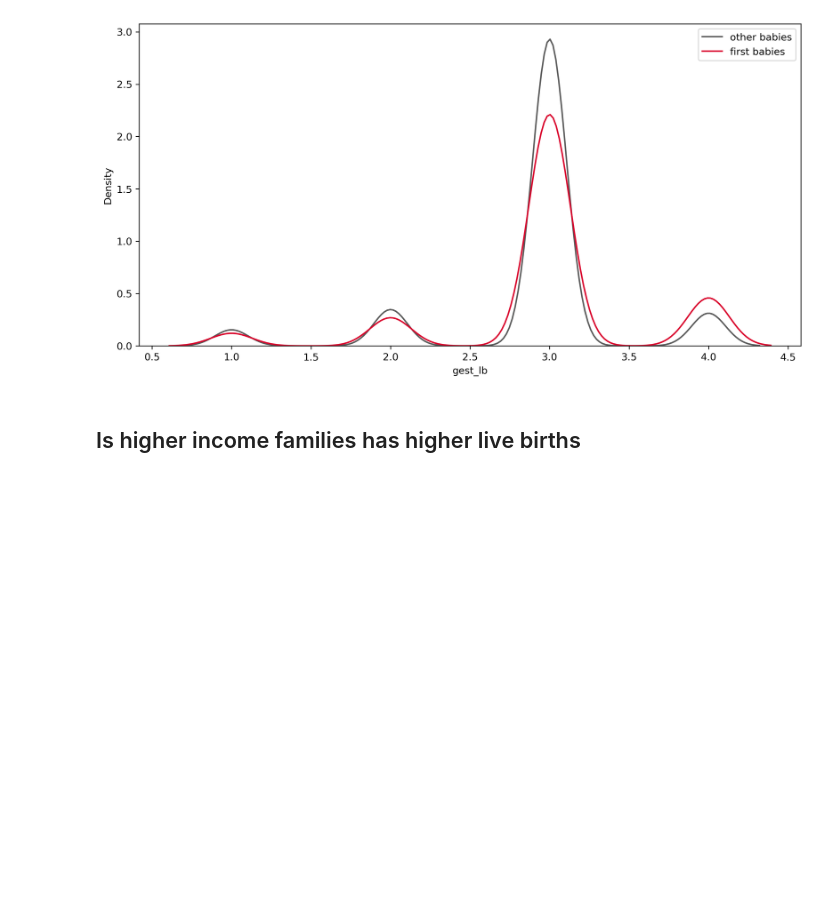
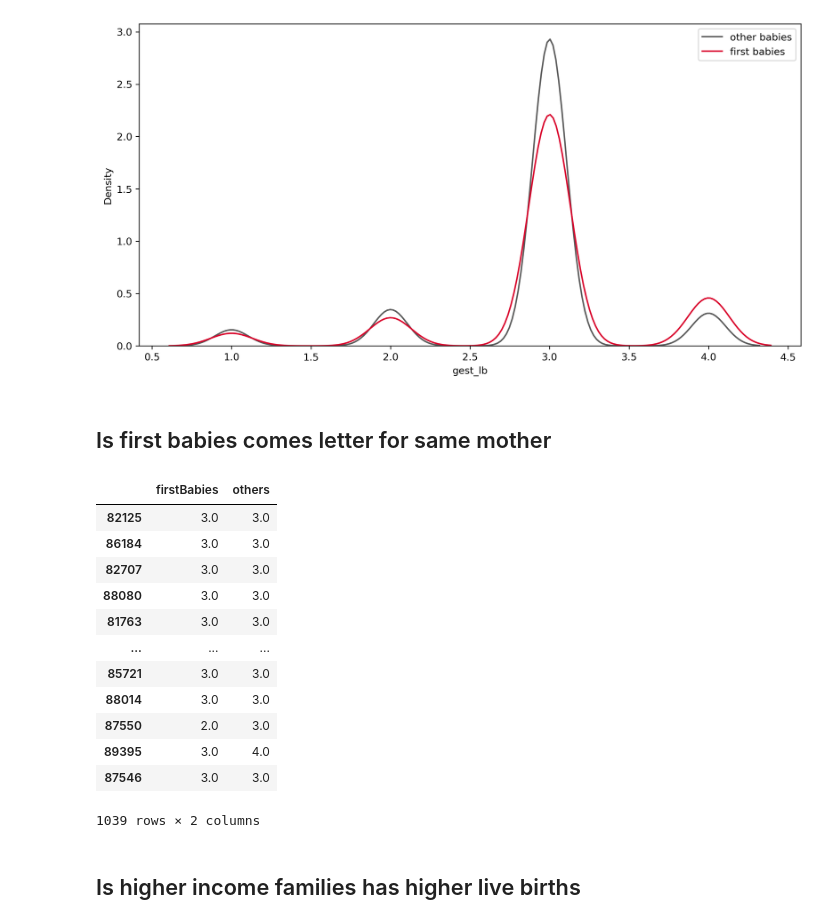
Before and after one commit to ashen007/National-Survey-of-Family-Growth, a Jupyter notebook: National Survey of Family Growth/Notebooks/pregnancy.ipynb, the cells around one changed output. Cells and saved outputs as stored; diff of their text form; code cells hidden in the pictures; blank space fills up the shorter version.

Commit message:
map each birth with case id and get pregnancy length.

```diff
--- a/National Survey of Family Growth/Notebooks/pregnancy.ipynb
+++ b/National Survey of Family Growth/Notebooks/pregnancy.ipynb
@@ -487,6 +487,59 @@ plt.legend()
 otherBabies_graph.show()
 # %% [output]
 [figure]
+# %% [markdown]
+## Is first babies comes letter for same mother
+# %%
+live_outcomes = pregnancy_data[pregnancy_data['outcome'] == 1]['caseid'].value_counts()
+p_copy = pregnancy_data.copy()
+p_copy = p_copy.set_index('caseid')
+p_copy = p_copy.loc[live_outcomes.index[live_outcomes.values > 2]]
+p_copy.reset_index(inplace=True)
+# %%
+class MakePregMap:
+    def __init__(self, data, id_column):
+        self.data = data
+        self.case_ids = id_column
+
+    def unique_responds(self):
+        return self.data[self.case_ids].unique()
+
+    def pregnancy_map(self):
+        maped_pregs = {}
+        for case_id in self.unique_responds():
+            maped_pregs[case_id] = self.data[self.data[self.case_ids] == case_id]
+
+        return maped_pregs
+
+
+def get_preg_lengths(data, id_column):
+    preg_len = {}
+    maped_pregs = MakePregMap(data, id_column)
+
+    for key, value in maped_pregs.pregnancy_map().items():
+        preg_len[key] = [value[value['birthord'] == 1]['gest_lb'].values[0],
+                         np.ceil(np.median(value[value['birthord'] > 1]['gest_lb']))]
+
+    return pd.DataFrame(preg_len.values(),
+                        index=preg_len.keys(),
+                        columns=['firstBabies', 'others'])
+# %%
+preg_len = get_preg_lengths(p_copy, 'caseid')
+preg_len
+# %% [output]
+|  | firstBabies | others |
+| 82125 | 3.0 | 3.0 |
+| 86184 | 3.0 | 3.0 |
+| 82707 | 3.0 | 3.0 |
+| 88080 | 3.0 | 3.0 |
+| 81763 | 3.0 | 3.0 |
+| ... | ... | ... |
+| 85721 | 3.0 | 3.0 |
+| 88014 | 3.0 | 3.0 |
+| 87550 | 2.0 | 3.0 |
+| 89395 | 3.0 | 4.0 |
+| 87546 | 3.0 | 3.0 |
+1039 rows × 2 columns
 # %% [markdown]
 ## Is higher income families has higher live births
 # %% [markdown]
```
Also changed, not shown: parts of 1 cell of this notebook.
